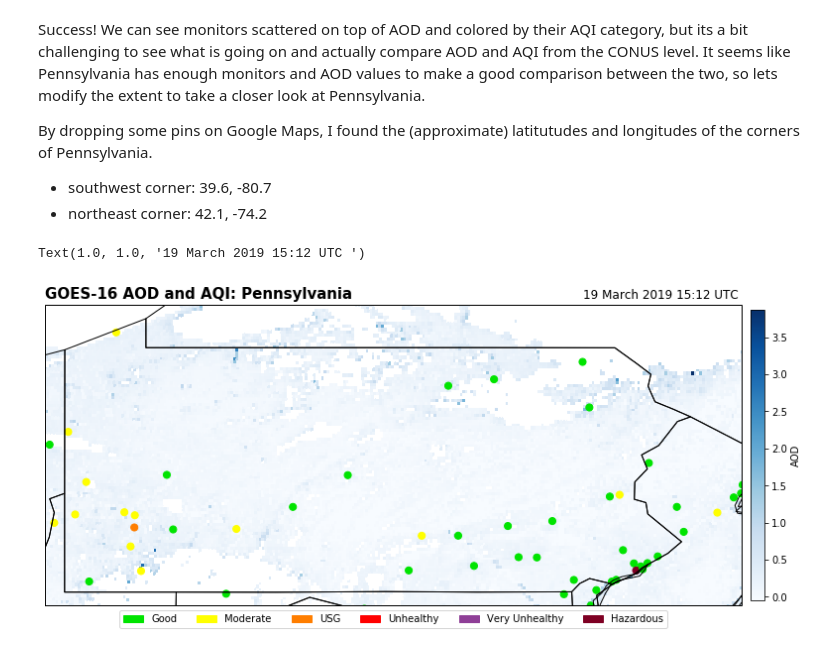
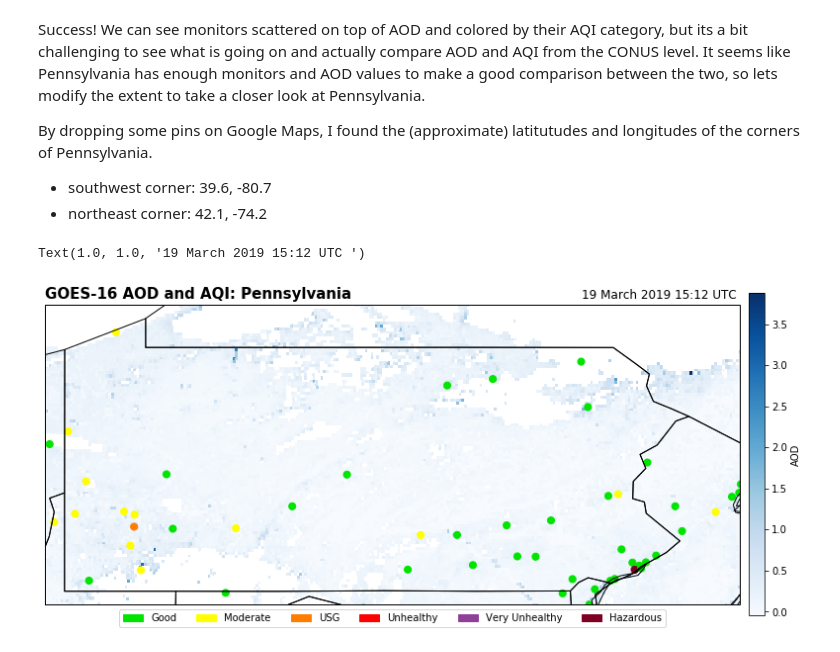
Before and after one commit to MazamaScience/MazamaSatelliteUtils, a Jupyter notebook: local_PLAY/python/plot_monitors_with_cartopy_2019-04-10.ipynb, the cells around one changed output. Drawn from its saved outputs; the diff is of its cells as text; code cells hidden in the pictures.

```diff
--- a/local_PLAY/python/plot_monitors_with_cartopy_2019-04-10.ipynb
+++ b/local_PLAY/python/plot_monitors_with_cartopy_2019-04-10.ipynb
@@ -188,7 +188,7 @@ By dropping some pins on Google Maps, I found the (approximate) latitutudes and
 * southwest corner: 39.6, -80.7
 * northeast corner: 42.1, -74.2
 # %%
-fig = plt.figure(figsize=(15, 18))
+fig = plt.figure(figsize=(15, 20))
 ax = fig.add_subplot(1, 1, 1, projection=ccrs.PlateCarree())
 
 # modify extent (x0, x1, y0, y1) to show us just Pennsylvania
@@ -199,31 +199,31 @@ im = ax.imshow(np.flipud(AOD), origin='lower', cmap = "Blues",
           transform=geos,
           interpolation='none')
 
 ax.coastlines(resolution="50m")
 ax.add_feature(ccrs.cartopy.feature.STATES)
 
 ax.scatter(df_monitors["longitude"], df_monitors["latitude"],
            s=200, color=monitor_colors, marker=".")
 
 # --- add a colorbar for AOD ---
 
 fig.colorbar(im, shrink=0.3, pad=0.01, label="AOD")
 
 # --- add a legend for AQI ---
 
 # Create "proxy artists" for use in legend.
 # See: http://matplotlib.org/users/legend_guide.html#creating-artists-specifically-for-adding-to-the-legend-aka-proxy-artists
 proxy_artists = []
 for i in range(len(AQI_COLORS)):
     proxy_artists.append(mpatches.Patch(color=AQI_COLORS[i], label=AQI_NAMES[i]))
 
 # Located legend with help from
 # https://stackoverflow.com/questions/4700614/how-to-put-the-legend-out-of-the-plot
 ax.legend(handles=proxy_artists, loc="upper center",
           bbox_to_anchor=(0.5, 0), ncol=6)
 
 plt.title('GOES-16 AOD and AQI: Pennsylvania', loc='left', fontweight='semibold', fontsize=15)
 plt.title('%s' % scan_start.strftime('%d %B %Y %H:%M UTC '), loc='right')
 # %% [output]
 Text(1.0, 1.0, '19 March 2019 15:12 UTC ')
-[figure, old version]
+[figure, new version]
```
Also changed, not shown: 2 other files.
